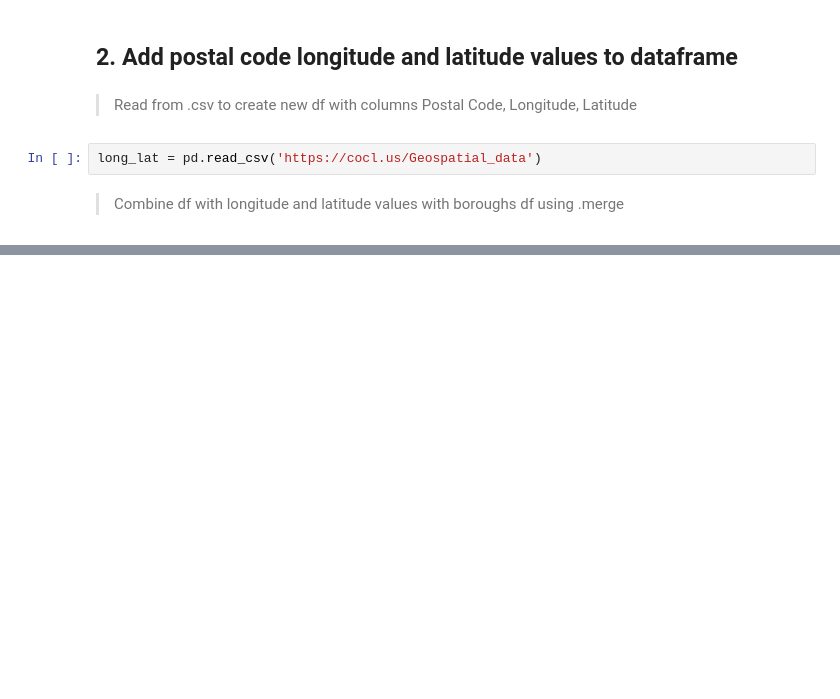
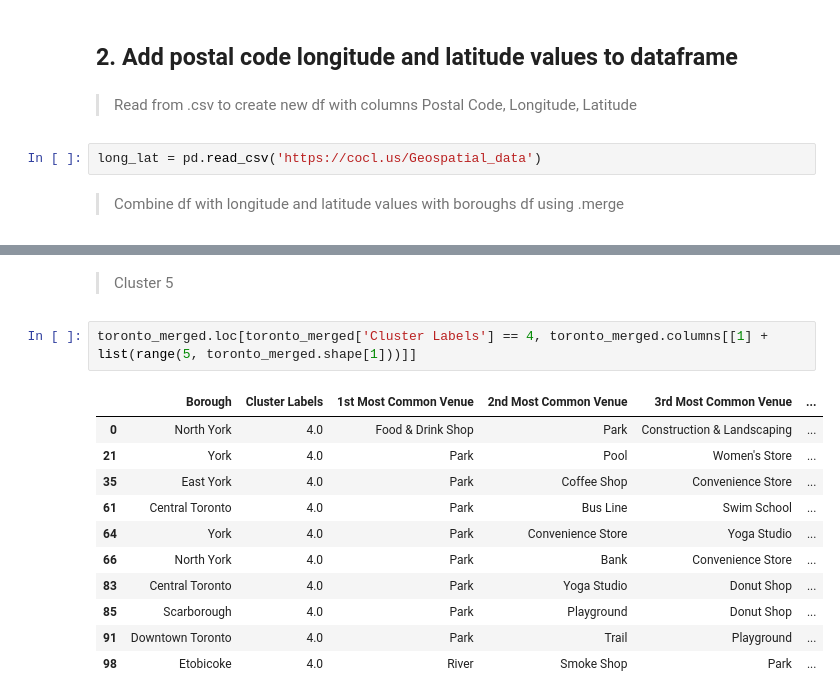
Before and after one commit to bmelhorn/Coursera, a Jupyter notebook: Applied Data Science Capstone Week 3.ipynb, the cells around one changed output, grey strips where cells are left out. Saved outputs shown, nothing was run; the diff lists cells and outputs as text; blank space fills up the shorter version.

```diff
--- a/Applied Data Science Capstone Week 3.ipynb
+++ b/Applied Data Science Capstone Week 3.ipynb
@@ -46,0 +343,16 @@ borough11.head()
+# %% [markdown]
+> Cluster 5
+# %%
+toronto_merged.loc[toronto_merged['Cluster Labels'] == 4, toronto_merged.columns[[1] + list(range(5, toronto_merged.shape[1]))]]
+# %% [output]
+|  | Borough | Cluster Labels | 1st Most Common Venue | 2nd Most Common Venue | 3rd Most Common Venue | ... |
+| 0 | North York | 4.0 | Food & Drink Shop | Park | Construction & Landscaping | ... |
+| 21 | York | 4.0 | Park | Pool | Women's Store | ... |
+| 35 | East York | 4.0 | Park | Coffee Shop | Convenience Store | ... |
+| 61 | Central Toronto | 4.0 | Park | Bus Line | Swim School | ... |
+| 64 | York | 4.0 | Park | Convenience Store | Yoga Studio | ... |
+| 66 | North York | 4.0 | Park | Bank | Convenience Store | ... |
+| 83 | Central Toronto | 4.0 | Park | Yoga Studio | Donut Shop | ... |
+| 85 | Scarborough | 4.0 | Park | Playground | Donut Shop | ... |
+| 91 | Downtown Toronto | 4.0 | Park | Trail | Playground | ... |
+| 98 | Etobicoke | 4.0 | River | Smoke Shop | Park | ... |
```
Also changed, not shown: parts of 33 cells of this notebook.
